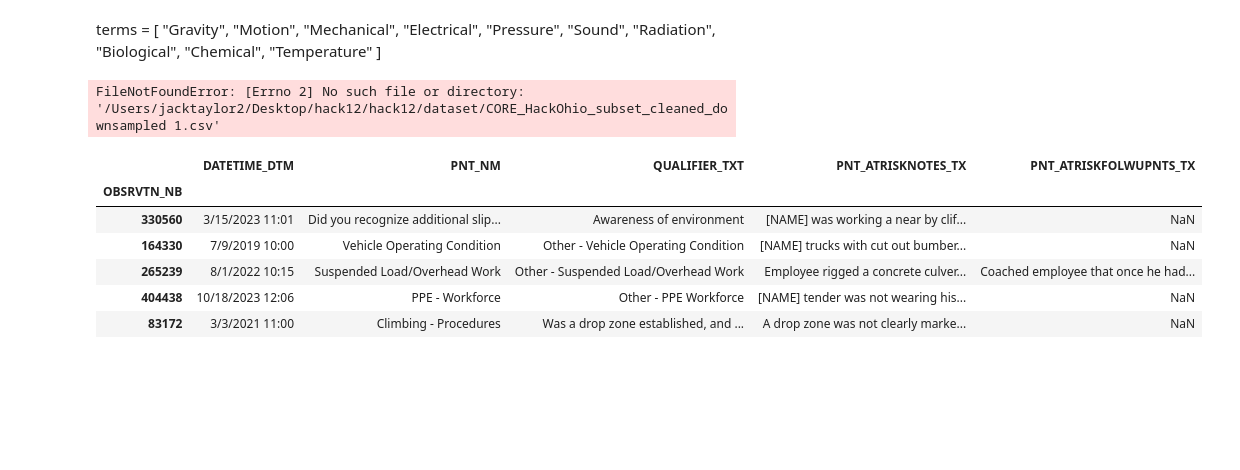
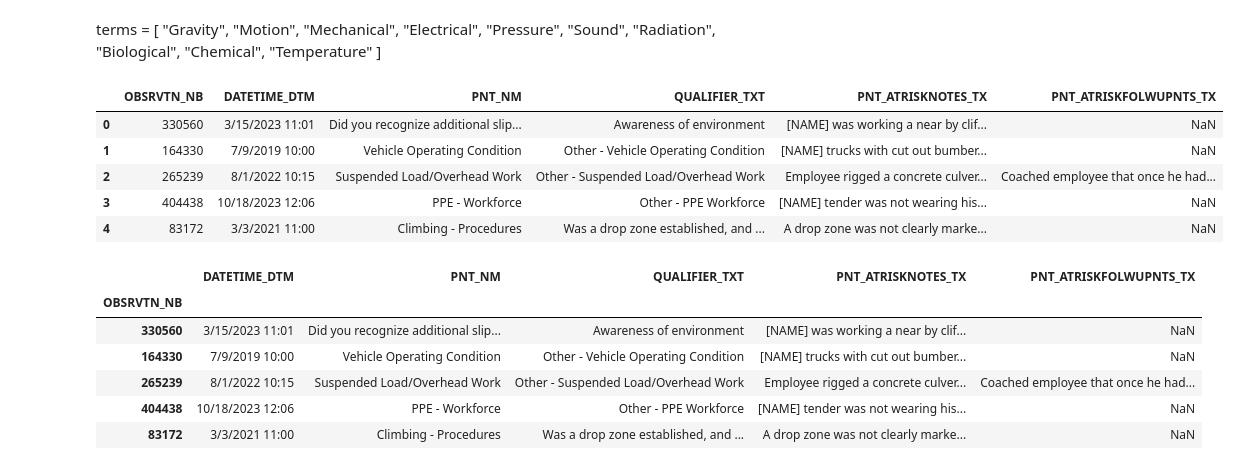
Before and after one commit to sonnekar/RiskClassification, a Jupyter notebook: prototype/prototype.ipynb, the cells around one changed output. Cells and saved outputs as stored; diff of their text form; code cells hidden in the pictures; blank space fills up the shorter version.

```diff
--- a/prototype/prototype.ipynb
+++ b/prototype/prototype.ipynb
@@ -14,16 +14,21 @@ terms = [
 # %%
 import ollama
 
 import pandas as pd
 import numpy as np
 import matplotlib.pyplot as plt
 from typing import Dict, List, Tuple, Optional
 
-df = pd.read_csv('/Users/jacktaylor2/Desktop/hack12/hack12/dataset/CORE_HackOhio_subset_cleaned_downsampled 1.csv')
+df = pd.read_csv('../dataset/data.csv')
 
 df.head()
 # %% [output]
-FileNotFoundError: [Errno 2] No such file or directory: '/Users/jacktaylor2/Desktop/hack12/hack12/dataset/CORE_HackOhio_subset_cleaned_downsampled 1.csv'
+|  | OBSRVTN_NB | DATETIME_DTM | PNT_NM | QUALIFIER_TXT | PNT_ATRISKNOTES_TX | PNT_ATRISKFOLWUPNTS_TX |
+| 0 | 330560 | 3/15/2023 11:01 | Did you recognize additional slip... | Awareness of environment | [NAME] was working a near by clif... | NaN |
+| 1 | 164330 | 7/9/2019 10:00 | Vehicle Operating Condition | Other - Vehicle Operating Condition | [NAME] trucks with cut out bumber... | NaN |
+| 2 | 265239 | 8/1/2022 10:15 | Suspended Load/Overhead Work | Other - Suspended Load/Overhead Work | Employee rigged a concrete culver... | Coached employee that once he had... |
+| 3 | 404438 | 10/18/2023 12:06 | PPE - Workforce | Other - PPE Workforce | [NAME] tender was not wearing his... | NaN |
+| 4 | 83172 | 3/3/2021 11:00 | Climbing - Procedures | Was a drop zone established, and ... | A drop zone was not clearly marke... | NaN |
 # %%
 df.set_index('OBSRVTN_NB', inplace=True)
 df.head()
```
Also changed, not shown: parts of 3 cells of this notebook, 2 other files.
